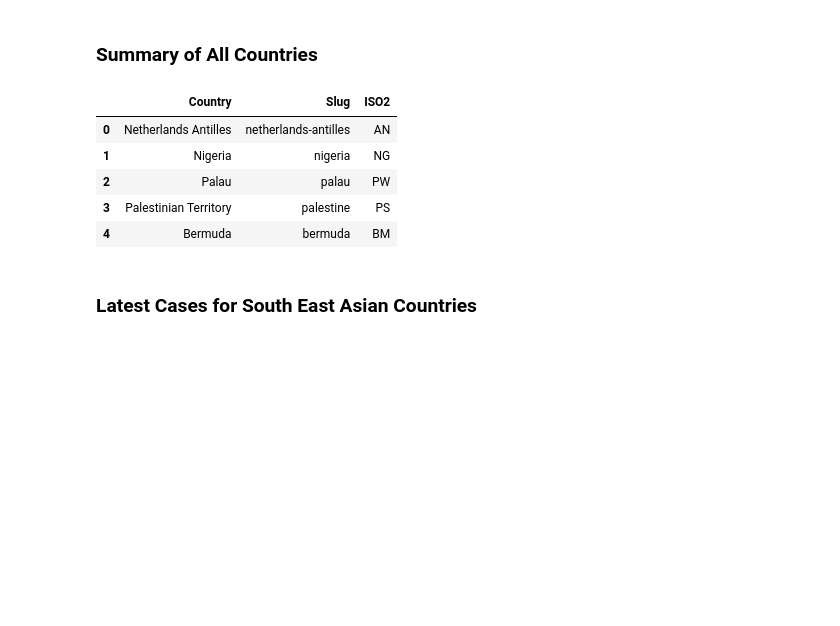
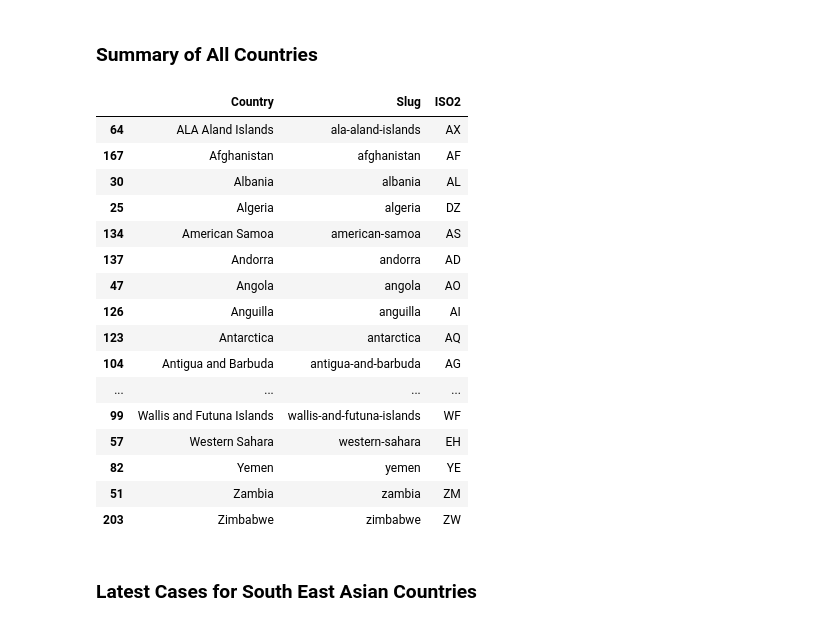
Before and after one commit to jerryendrina/535Practice, a Jupyter notebook: README.ipynb, the cells around one changed output. Drawn from its saved outputs; the diff is of its cells as text; code cells hidden in the pictures; blank space fills up the shorter version.

```diff
--- a/README.ipynb
+++ b/README.ipynb
@@ -46,20 +53,31 @@ def countryData(country):
 # %%
 url = "https://api.covid19api.com/countries"
 payload={}
 headers = {
     'X-Access-Token': 'a3c98472-2928-4752-9d71-083ce072213c'
 }
 response = requests.request("GET", url, headers=headers, data=payload)
 data = response.json()
-df = DataFrame(data)
-df.head()
+df = DataFrame(data).sort_values(by='Country')
+df
 # %% [output]
 |  | Country | Slug | ISO2 |
-| 0 | Netherlands Antilles | netherlands-antilles | AN |
-| 1 | Nigeria | nigeria | NG |
-| 2 | Palau | palau | PW |
-| 3 | Palestinian Territory | palestine | PS |
-| 4 | Bermuda | bermuda | BM |
+| 64 | ALA Aland Islands | ala-aland-islands | AX |
+| 167 | Afghanistan | afghanistan | AF |
+| 30 | Albania | albania | AL |
+| 25 | Algeria | algeria | DZ |
+| 134 | American Samoa | american-samoa | AS |
+| 137 | Andorra | andorra | AD |
+| 47 | Angola | angola | AO |
+| 126 | Anguilla | anguilla | AI |
+| 123 | Antarctica | antarctica | AQ |
+| 104 | Antigua and Barbuda | antigua-and-barbuda | AG |
+| ... | ... | ... | ... |
+| 99 | Wallis and Futuna Islands | wallis-and-futuna-islands | WF |
+| 57 | Western Sahara | western-sahara | EH |
+| 82 | Yemen | yemen | YE |
+| 51 | Zambia | zambia | ZM |
+| 203 | Zimbabwe | zimbabwe | ZW |
 # %% [markdown]
 ### Latest Cases for South East Asian Countries
 # %%
```
Also changed, not shown: parts of 42 cells of this notebook, 1 other file.
